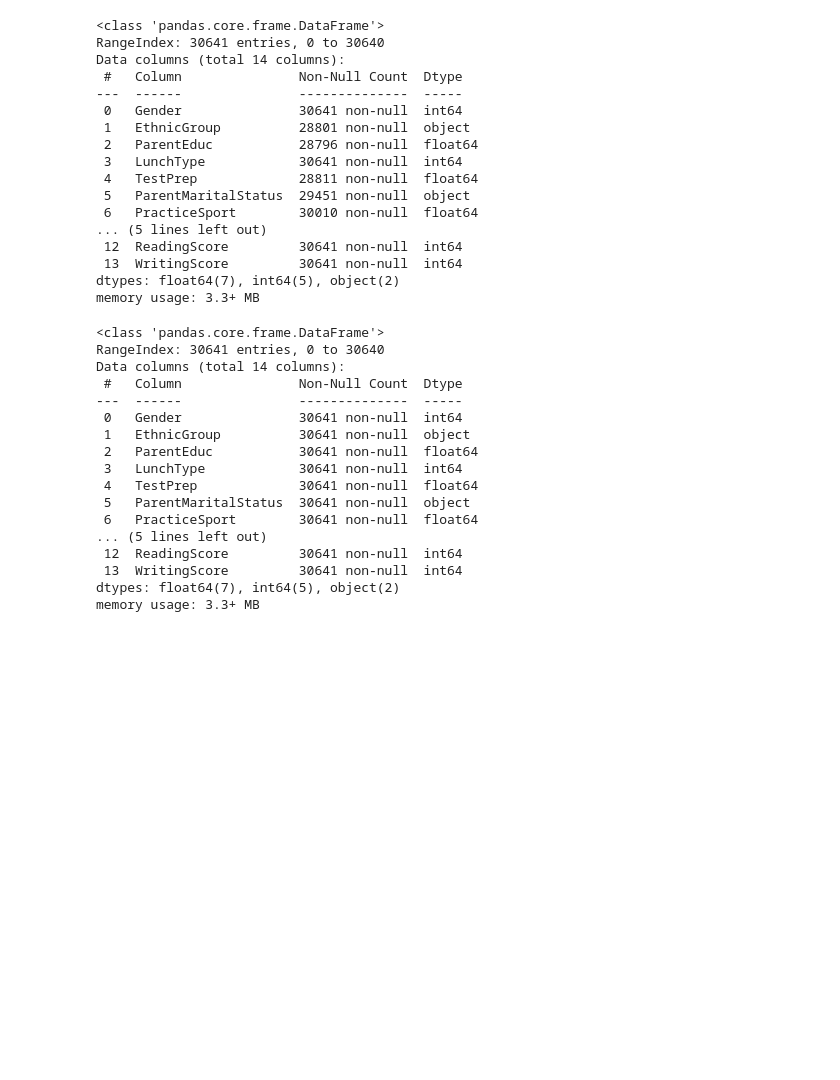
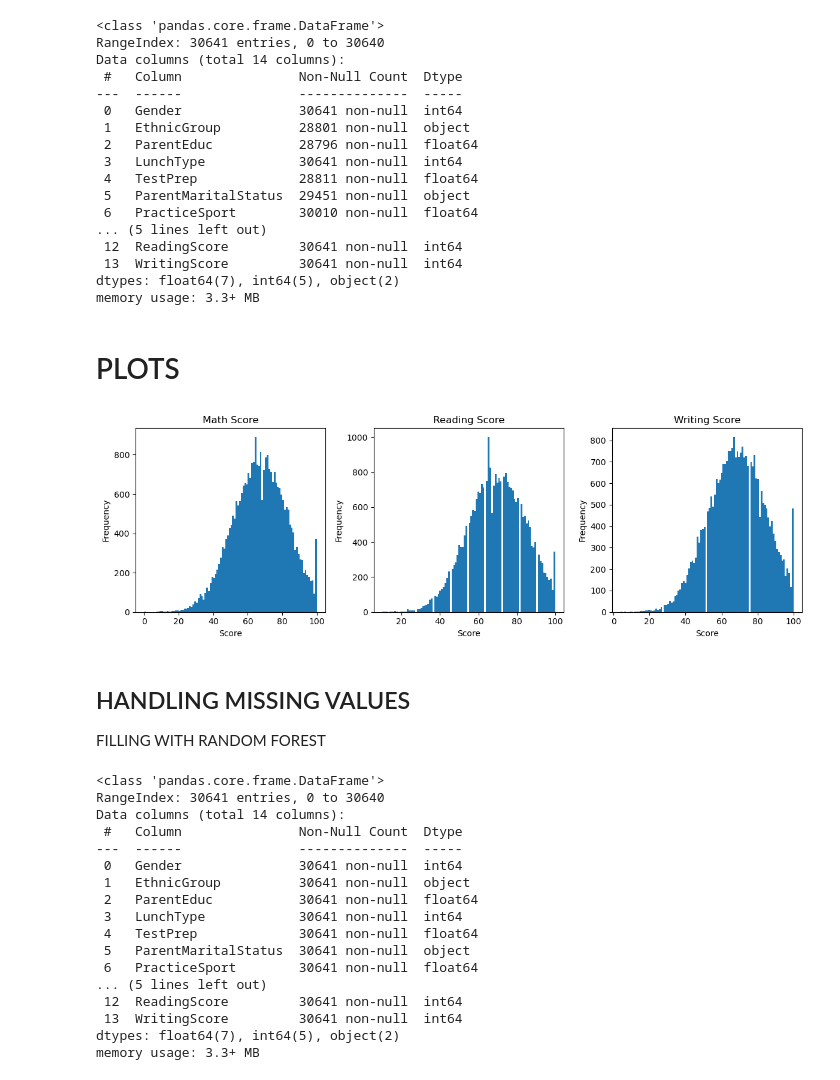
Before and after one commit to onathatice-univr/programming_final_project, a Jupyter notebook: VR503361_final_project.ipynb, the cells around one changed output. Cells and saved outputs as stored; diff of their text form; code cells hidden in the pictures; blank space fills up the shorter version.

```diff
--- a/VR503361_final_project.ipynb
+++ b/VR503361_final_project.ipynb
@@ -283,6 +289,26 @@ Data columns (total 14 columns):
  13  WritingScore         30641 non-null  int64
 dtypes: float64(7), int64(5), object(2)
 memory usage: 3.3+ MB
+# %% [markdown]
+# PLOTS
+# %%
+fig, axes = plt.subplots(nrows=1, ncols=3, figsize=(12, 4))
+
+df_exam_score_copy['MathScore'].plot(kind='hist', bins=100, ax=axes[0], title='Math Score')
+df_exam_score_copy['ReadingScore'].plot(kind='hist', bins=100, ax=axes[1], title='Reading Score')
+df_exam_score_copy['WritingScore'].plot(kind='hist', bins=100, ax=axes[2], title='Writing Score')
+
+for ax in axes:
+    ax.set_xlabel('Score')
+    ax.set_ylabel('Frequency')
+
+plt.tight_layout() # to avoid overlap
+plt.show()
+# %% [output]
+[figure, added]
+# %% [markdown]
+## HANDLING MISSING VALUES
+FILLING WITH RANDOM FOREST
 # %%
 for column in df_exam_score_copy.columns:
     if df_exam_score_copy[column].isna().any():
```
Also changed, not shown: parts of 54 cells of this notebook, 1 other file.
